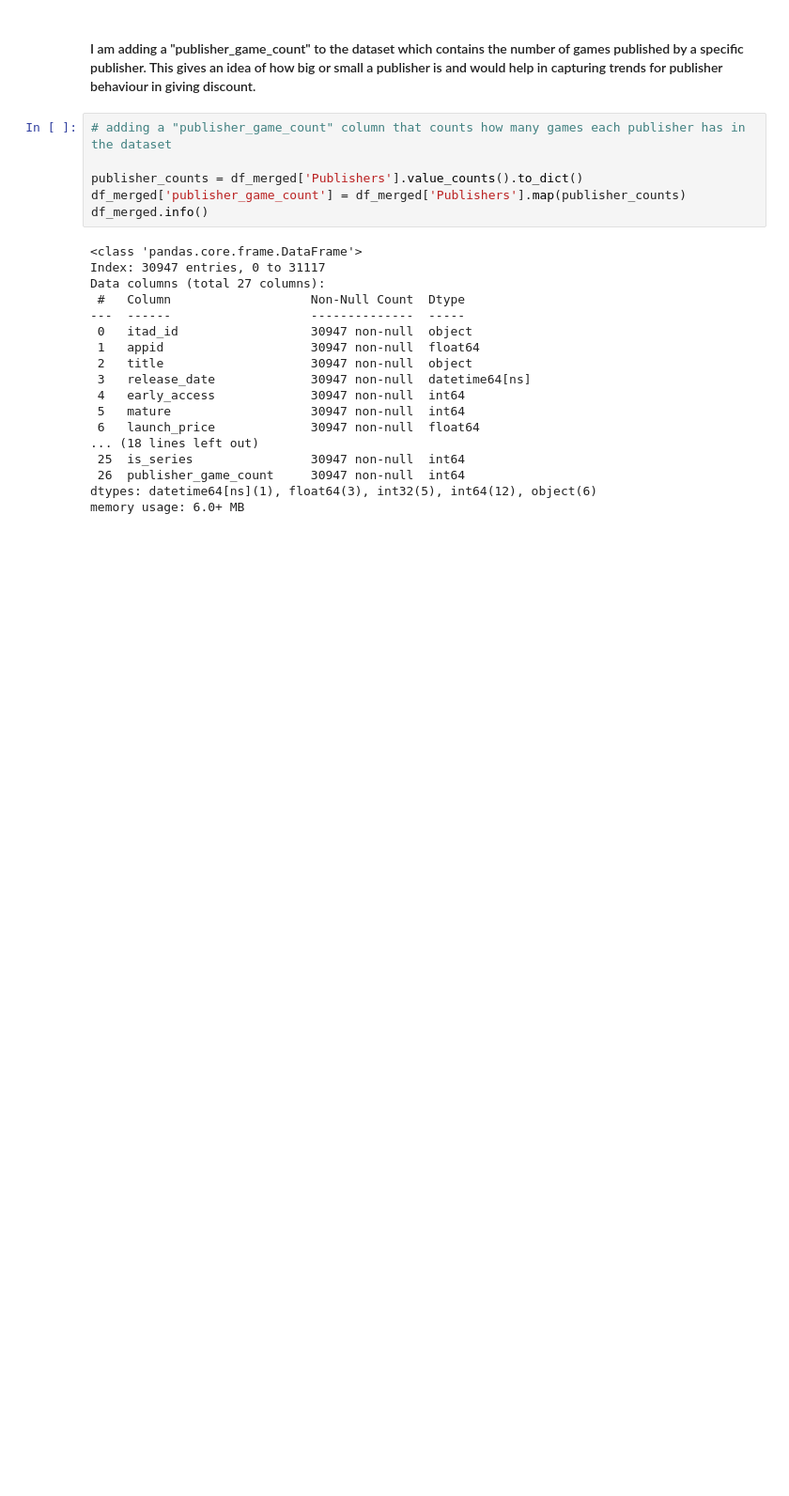
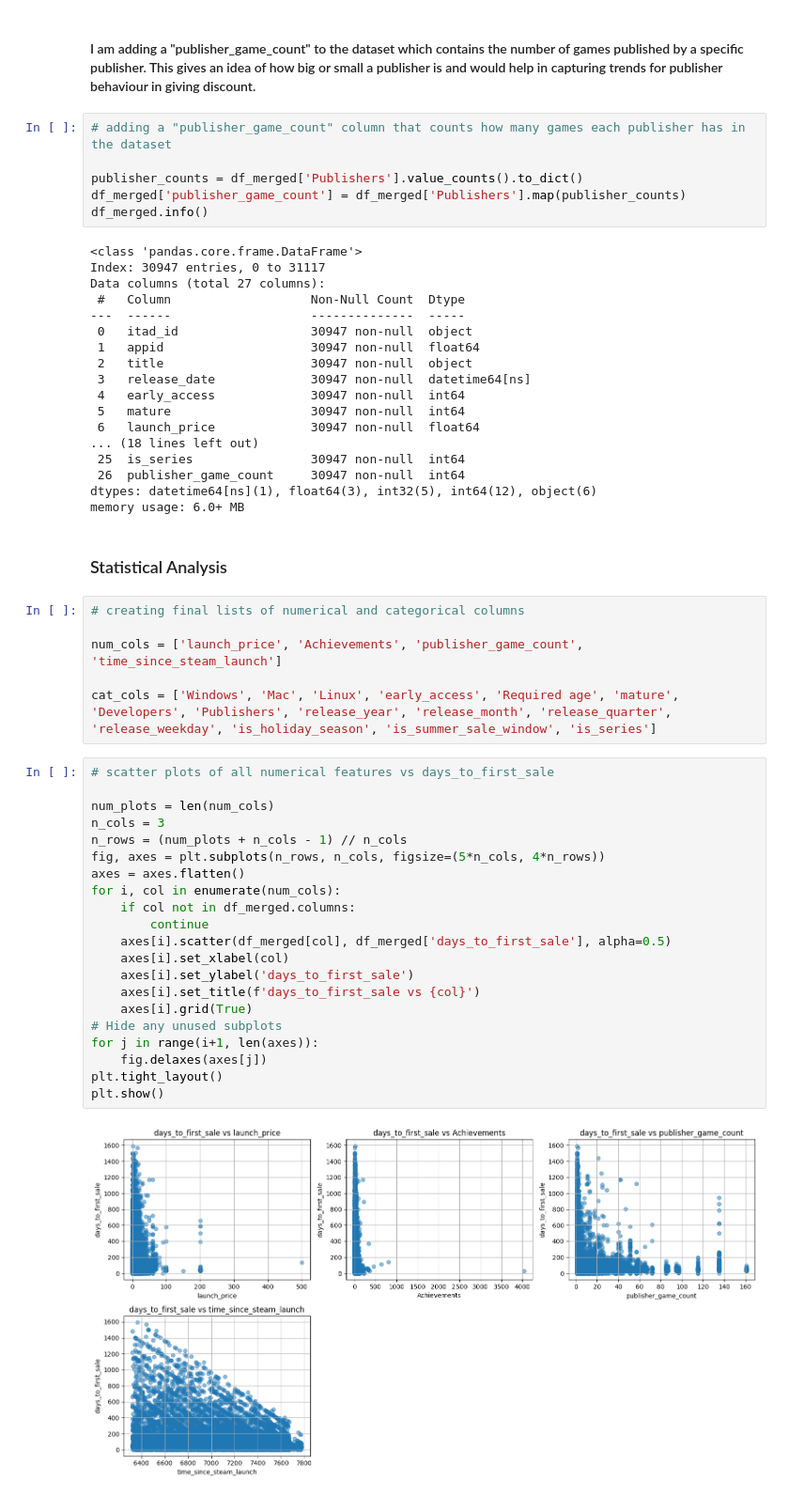
Before and after one commit to faraz1272/steam-discount-forecast, a Jupyter notebook: notebooks/model_building_experimentation.ipynb, the cells around one changed output. Shown at 94% size. Saved outputs shown, nothing was run; the diff lists cells and outputs as text; blank space fills up the shorter version.

Commit message:
added statistical analysis

```diff
--- a/notebooks/model_building_experimentation.ipynb
+++ b/notebooks/model_building_experimentation.ipynb
@@ -853,3 +855,34 @@ Data columns (total 27 columns):
  26  publisher_game_count     30947 non-null  int64
 dtypes: datetime64[ns](1), float64(3), int32(5), int64(12), object(6)
 memory usage: 6.0+ MB
+# %% [markdown]
+### Statistical Analysis
+# %%
+# creating final lists of numerical and categorical columns
+
+num_cols = ['launch_price', 'Achievements', 'publisher_game_count', 'time_since_steam_launch']
+
+cat_cols = ['Windows', 'Mac', 'Linux', 'early_access', 'Required age', 'mature', 'Developers', 'Publishers', 'release_year', 'release_month', 'release_quarter', 'release_weekday', 'is_holiday_season', 'is_summer_sale_window', 'is_series']
+# %%
+# scatter plots of all numerical features vs days_to_first_sale
+
+num_plots = len(num_cols)
+n_cols = 3
+n_rows = (num_plots + n_cols - 1) // n_cols
+fig, axes = plt.subplots(n_rows, n_cols, figsize=(5*n_cols, 4*n_rows))
+axes = axes.flatten()
+for i, col in enumerate(num_cols):
+    if col not in df_merged.columns:
+        continue
+    axes[i].scatter(df_merged[col], df_merged['days_to_first_sale'], alpha=0.5)
+    axes[i].set_xlabel(col)
+    axes[i].set_ylabel('days_to_first_sale')
+    axes[i].set_title(f'days_to_first_sale vs {col}')
+    axes[i].grid(True)
+# Hide any unused subplots
+for j in range(i+1, len(axes)):
+    fig.delaxes(axes[j])
+plt.tight_layout()
+plt.show()
+# %% [output]
+[figure, added]
```
Also changed, not shown: parts of 8 cells of this notebook.
